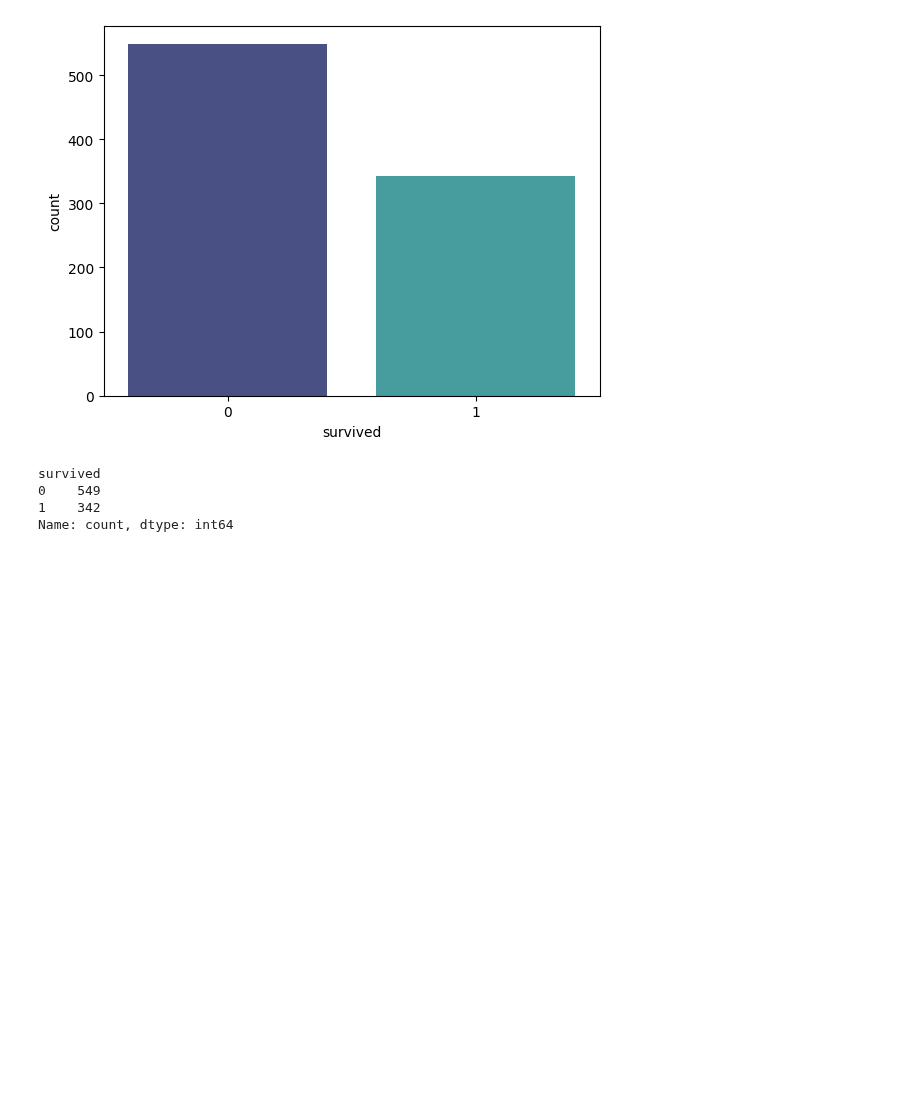
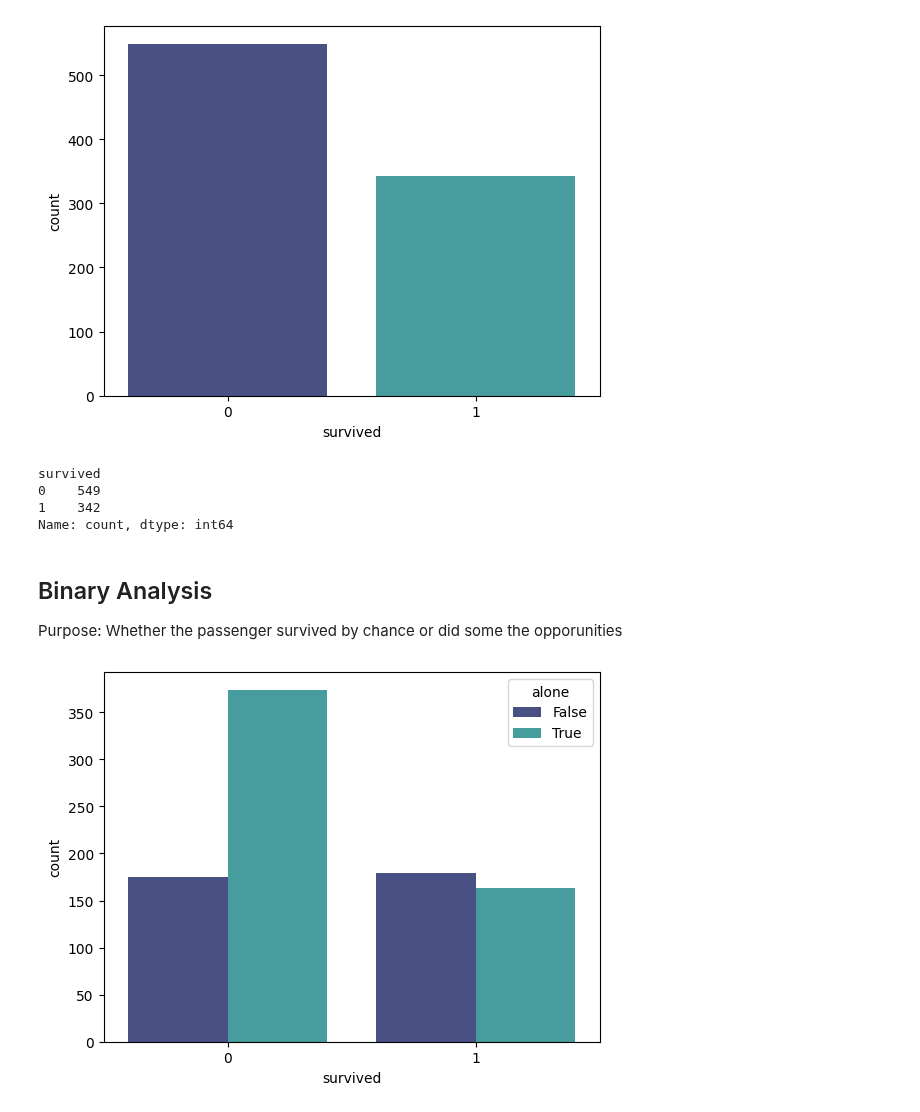
Before and after one commit to tshihab07/Titanic-Life-Prediction, a Jupyter notebook: preprocessing.ipynb, the cells around one changed output. Cells and saved outputs as stored; diff of their text form; code cells hidden in the pictures; blank space fills up the shorter version.

Commit message:
Add binary analysis for 'survived' and 'alone' using countplot

```diff
--- a/preprocessing.ipynb
+++ b/preprocessing.ipynb
@@ -364,3 +364,14 @@ survived
 0    549
 1    342
 Name: count, dtype: int64
+# %% [markdown]
+## Binary Analysis
+Purpose: Whether the passenger survived by chance or did some the opporunities
+# %%
+# countplot for survived with chances
+sns.countplot(data=df, x="survived", hue="alone", palette="mako")
+
+# show plot
+plt.show()
+# %% [output]
+[figure, added]
```
